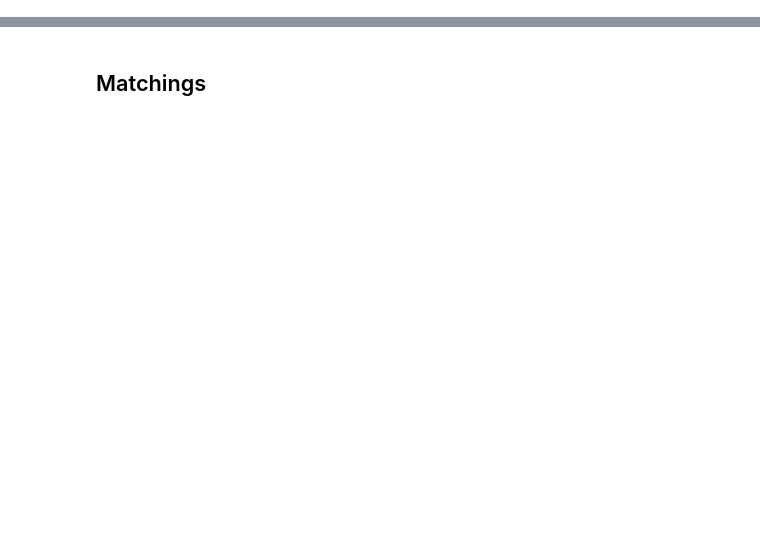
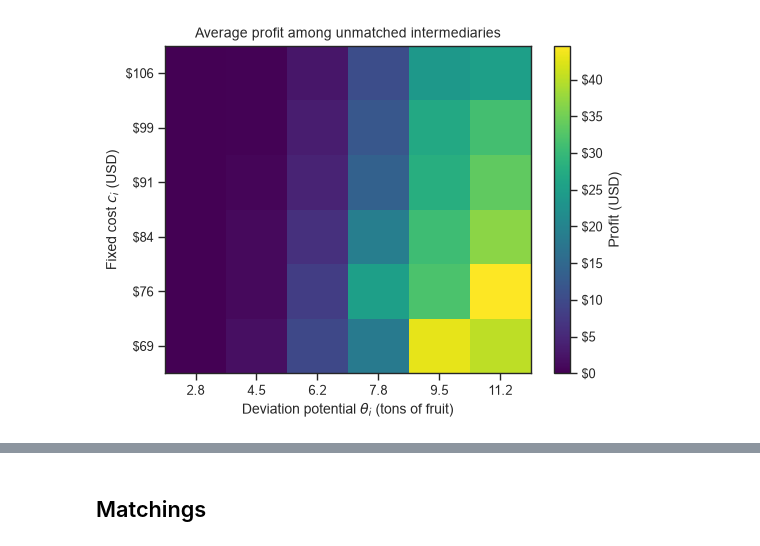
Before and after one commit to nachatjatu/StablePlatformMatching, a Jupyter notebook: notebooks/exp_3_results.ipynb, the cells around one changed output, grey strips where cells are left out. Saved outputs shown, nothing was run; the diff lists cells and outputs as text; code cells hidden in the pictures; blank space fills up the shorter version.

```diff
--- a/notebooks/exp_3_results.ipynb
+++ b/notebooks/exp_3_results.ipynb
@@ -18,0 +565,69 @@ instance = Instance.from_yaml(Path('../data/anon_14_day_instances/2020-08-27.yam
+# %%
+unmatched_only = paired[
+    paired["matched_pay"] == 0
+].copy()
+
+unmatched_profit_heat = unmatched_only.pivot_table(
+    index="cost_bin",
+    columns="dev_pot_bin",
+    values="profit_max_pay",
+    aggfunc="mean",
+)
+
+unmatched_profit_heat = unmatched_profit_heat.reindex(
+    index=range(len(COST_BINS) - 1),
+    columns=range(len(DEV_POT_BINS) - 1),
+)
+
+fig, ax = plt.subplots(figsize=(5.5, 4.2))
+
+im = ax.imshow(
+    unmatched_profit_heat.values,
+    origin="lower",
+    aspect="auto",
+    cmap="viridis"
+)
+
+ax.set_xticks(
+    np.arange(len(dev_bin_centers))
+)
+ax.set_xticklabels(
+    [f"{x:.1f}" for x in dev_bin_centers]
+)
+
+
+ax.set_yticks(
+    np.arange(len(cost_bin_centers))
+)
+ax.set_yticklabels(
+    [f"${x:.0f}" for x in cost_bin_centers]
+)
+
+ax.set_xlabel(
+    r"Deviation potential $\theta_i$ (tons of fruit)"
+)
+ax.set_ylabel(
+    r"Fixed cost $c_i$ (USD)"
+)
+
+ax.set_title(
+    "Average profit among unmatched intermediaries"
+)
+
+cbar = fig.colorbar(
+    im,
+    ax=ax,
+)
+
+cbar.set_label(
+    "Profit (USD)"
+)
+
+cbar.ax.yaxis.set_major_formatter(
+    FuncFormatter(currency_formatter)
+)
+
+plt.tight_layout()
+plt.show()
+# %% [output]
+[figure, added]
```
Also changed, not shown: parts of 26 cells of this notebook, 32 other files.
